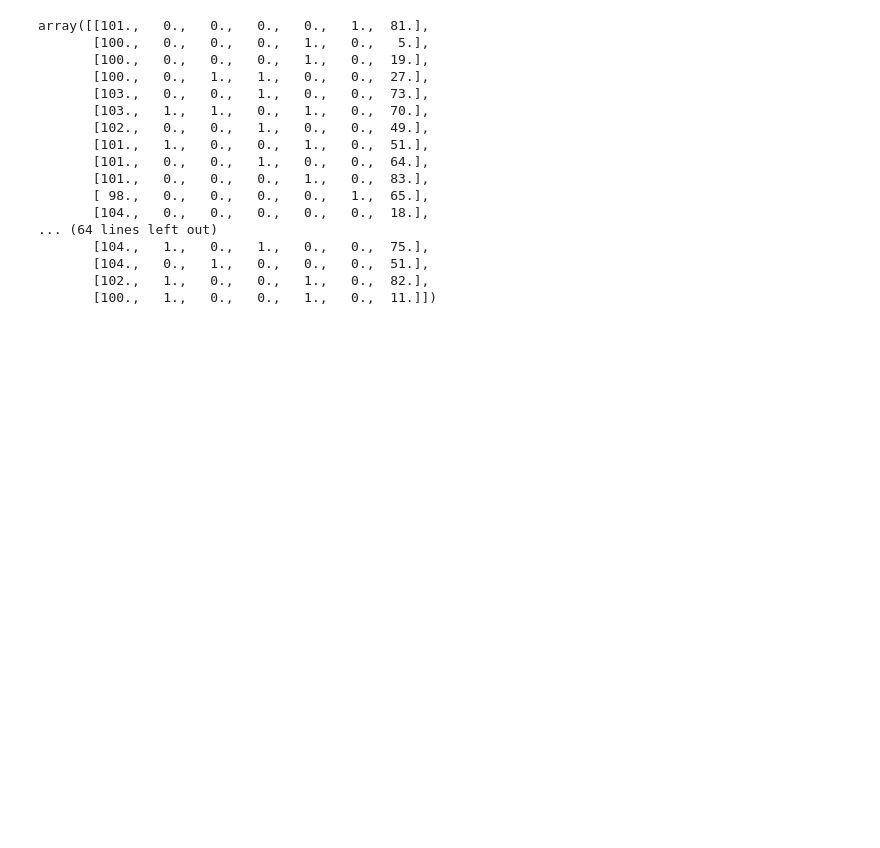
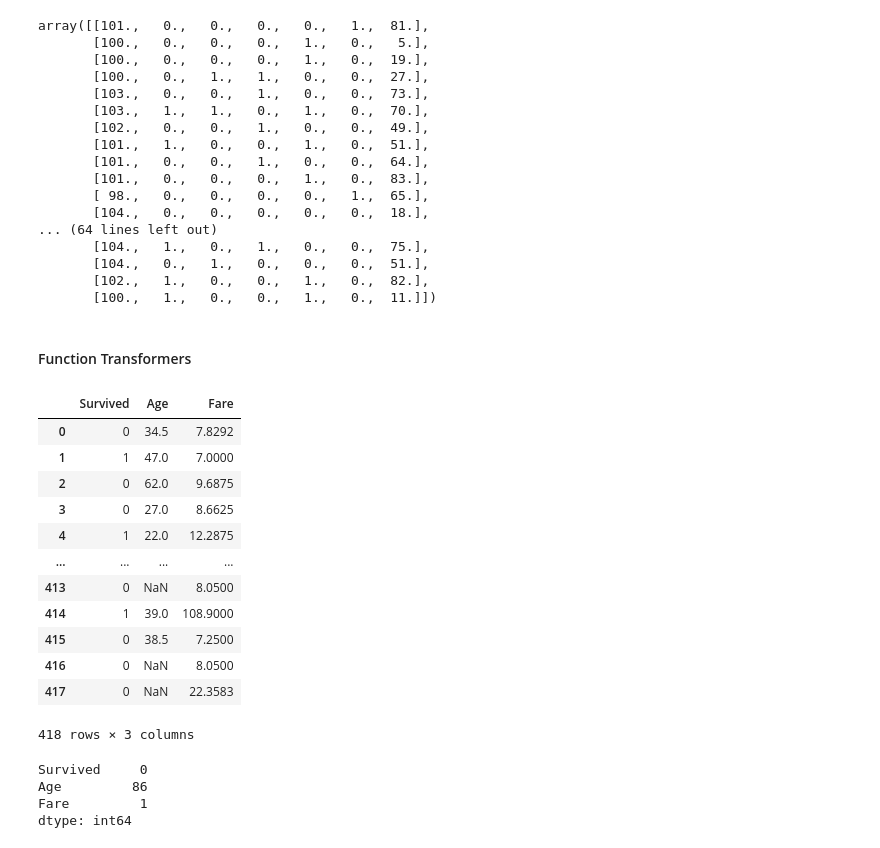
Before and after one commit to Dhe-Reigner/sk-learn, a Jupyter notebook: sci.ipynb, the cells around one changed output. Saved outputs shown, nothing was run; the diff lists cells and outputs as text; code cells hidden in the pictures; blank space fills up the shorter version.

```diff
--- a/sci.ipynb
+++ b/sci.ipynb
@@ -990,3 +990,5 @@ array([[101.,   0.,   0.,   0.,   0.,   1.,  81.],
        [104.,   0.,   1.,   0.,   0.,   0.,  51.],
        [102.,   1.,   0.,   0.,   1.,   0.,  82.],
        [100.,   1.,   0.,   0.,   1.,   0.,  11.]])
+# %% [markdown]
+#### Function Transformers
@@ -992,0 +1008,24 @@ array([[101.,   0.,   0.,   0.,   0.,   1.,  81.],
+# %%
+df = pd.read_csv("11 titanic.csv", usecols=['Age','Fare','Survived'])
+df
+# %% [output]
+|  | Survived | Age | Fare |
+| 0 | 0 | 34.5 | 7.8292 |
+| 1 | 1 | 47.0 | 7.0000 |
+| 2 | 0 | 62.0 | 9.6875 |
+| 3 | 0 | 27.0 | 8.6625 |
+| 4 | 1 | 22.0 | 12.2875 |
+| ... | ... | ... | ... |
+| 413 | 0 | NaN | 8.0500 |
+| 414 | 1 | 39.0 | 108.9000 |
+| 415 | 0 | 38.5 | 7.2500 |
+| 416 | 0 | NaN | 8.0500 |
+| 417 | 0 | NaN | 22.3583 |
+418 rows × 3 columns
+# %%
+df.isnull().sum()
+# %% [output]
+Survived     0
+Age         86
+Fare         1
+dtype: int64
```
Also changed, not shown: parts of 14 cells of this notebook, 1 other file.
